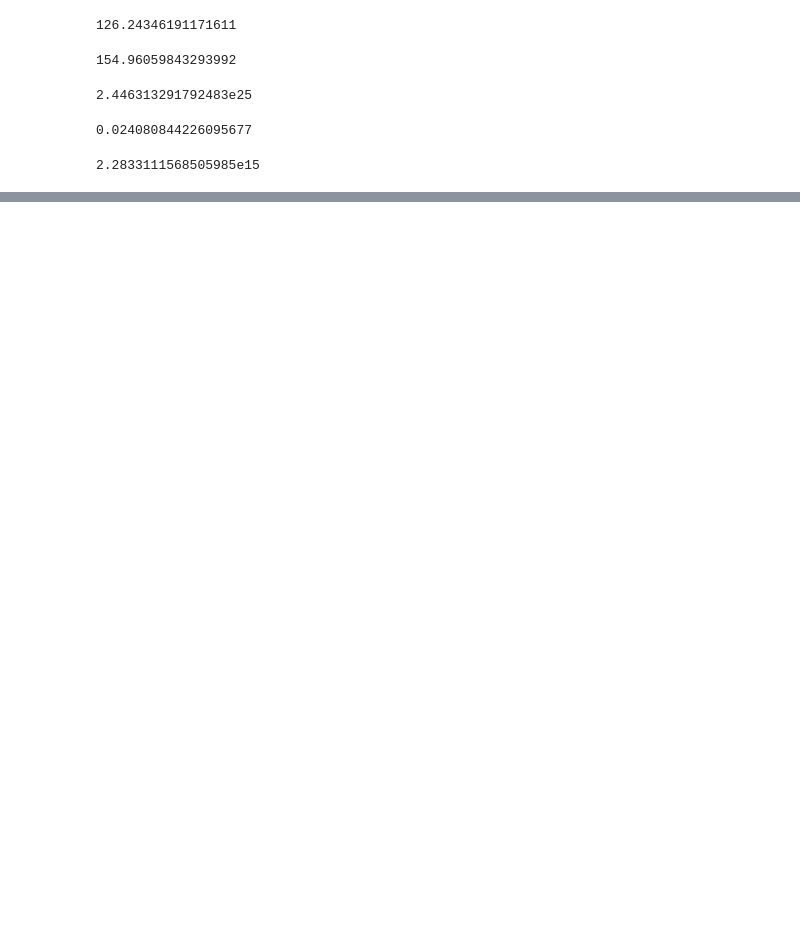
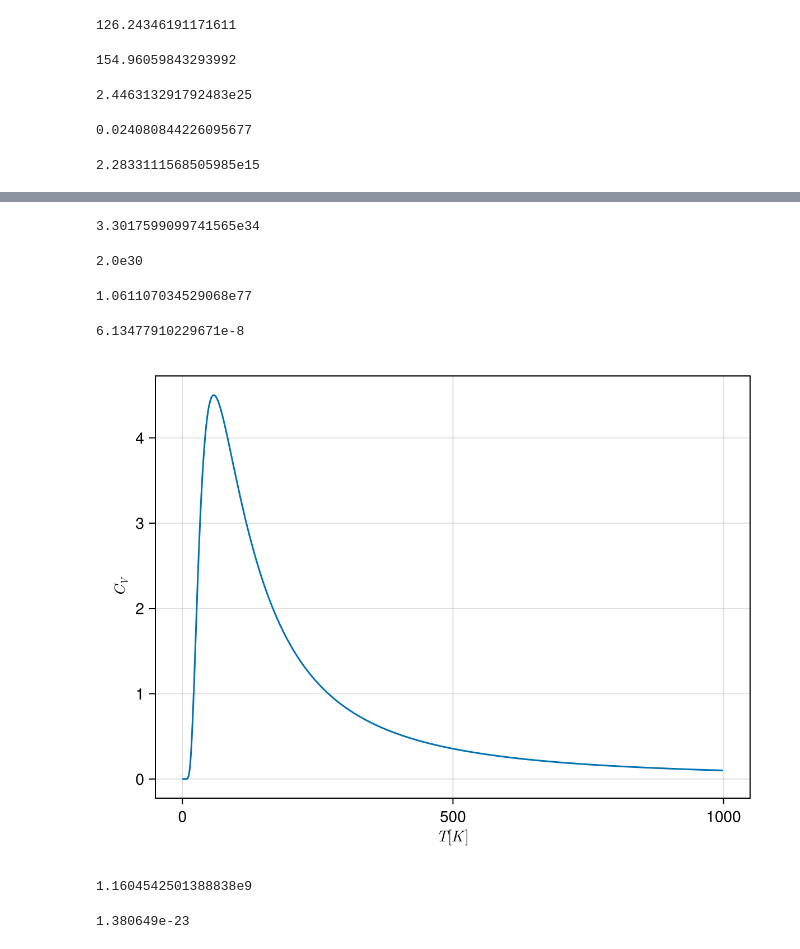
Before and after one commit to Julia-KAERI/ClassicalPhysics, a Jupyter notebook: src/ThermalPhysics/notebook/nb03.ipynb, the cells around one changed output, grey strips where cells are left out. Cells and saved outputs as stored; diff of their text form; code cells hidden in the pictures; blank space fills up the shorter version.

```diff
--- a/src/ThermalPhysics/notebook/nb03.ipynb
+++ b/src/ThermalPhysics/notebook/nb03.ipynb
@@ -56,0 +75,43 @@ N_V = 101325/k_B/300
+# %%
+N_sun = 2.0e30/m_p
+S_sun = N_sun*k_B*2
+# %% [output]
+3.3017599099741565e34
+# %%
+M_sun = 2.0e30
+# %% [output]
+2.0e30
+# %%
+8*π^2*G*M_sun^2/(2*π*ħ * c)
+# %% [output]
+1.061107034529068e77
+# %%
+1.0/(16*π^2*G*2.0e30*k_B/(c^2*ħ*2*π*c))
+# %% [output]
+6.13477910229671e-8
+# %%
+homega = 1.60218e-21
+T = 0.1:1:1000
+C_V = @. (homega)^2/k_B/(T^2) * exp(-homega/(k_B*T))*N_A;
+# %%
+f = Figure()
+
+
+ax = Axis(f[1, 1], xlabel = L"T [K]", ylabel = L"C_V",
+    # title = "Title",
+    # xticks = 0:20:100,
+    # ytickformat = values -> [@sprintf("%.1e", v) for v in values],
+    )
+lines!(ax, T, C_V)
+f
+#save("schroeder_prob_3_8.png", f)
+# %% [output]
+[figure, added]
+# %%
+homega/k_B/100
+# %% [output]
+1.1604542501388838e9
+# %%
+k_B
+# %% [output]
+1.380649e-23
```
Also changed, not shown: parts of 4 cells of this notebook, 42 other files.
